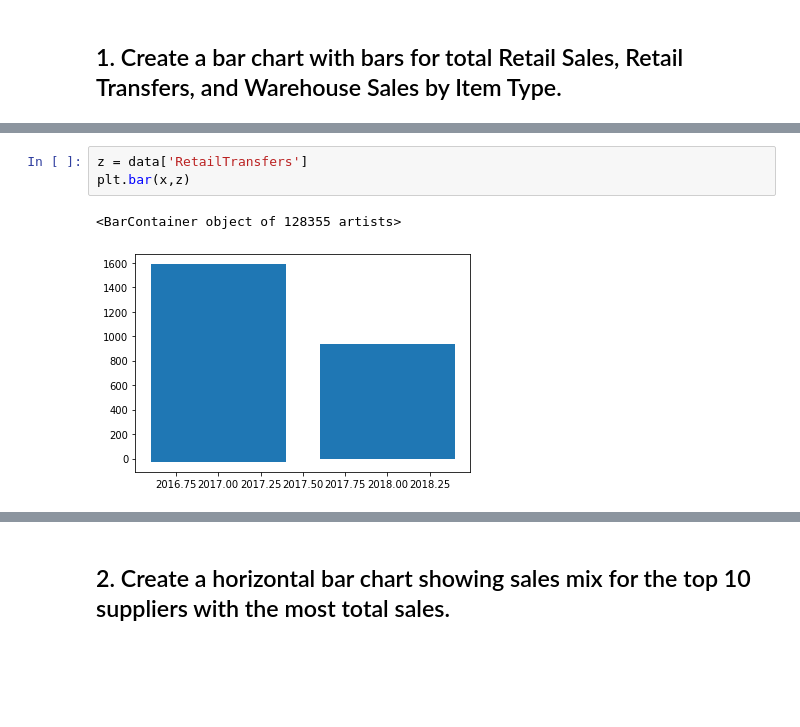
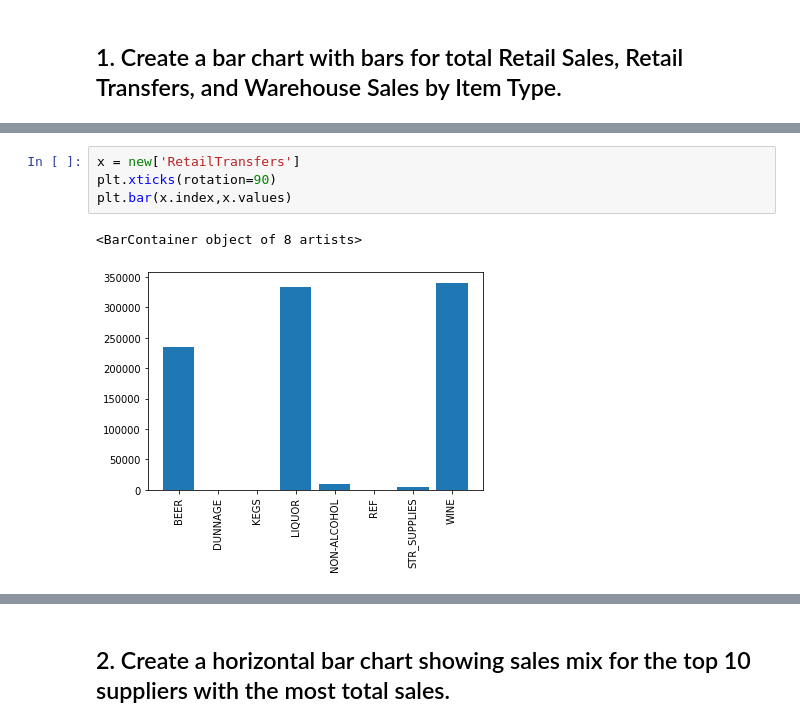
Before and after one commit to ironhack-datalabs/datamex0120, a Jupyter notebook: module-2/lab-plotting-multiple-data-series/your-code/main.ipynb, the cells around one changed output, grey strips where cells are left out. Drawn from its saved outputs; the diff is of its cells as text; blank space fills up the shorter version.

```diff
--- a/module-2/lab-plotting-multiple-data-series/your-code/main.ipynb
+++ b/module-2/lab-plotting-multiple-data-series/your-code/main.ipynb
@@ -38,6 +39,7 @@ plt.bar(x,y)
-# %%
-z = data['RetailTransfers']
-plt.bar(x,z)
-# %% [output]
-<BarContainer object of 128355 artists>
-[figure, removed]
+# %%
+x = new['RetailTransfers']
+plt.xticks(rotation=90)
+plt.bar(x.index,x.values)
+# %% [output]
+<BarContainer object of 8 artists>
+[figure, added]
```
Also changed, not shown: parts of 7 cells of this notebook.
